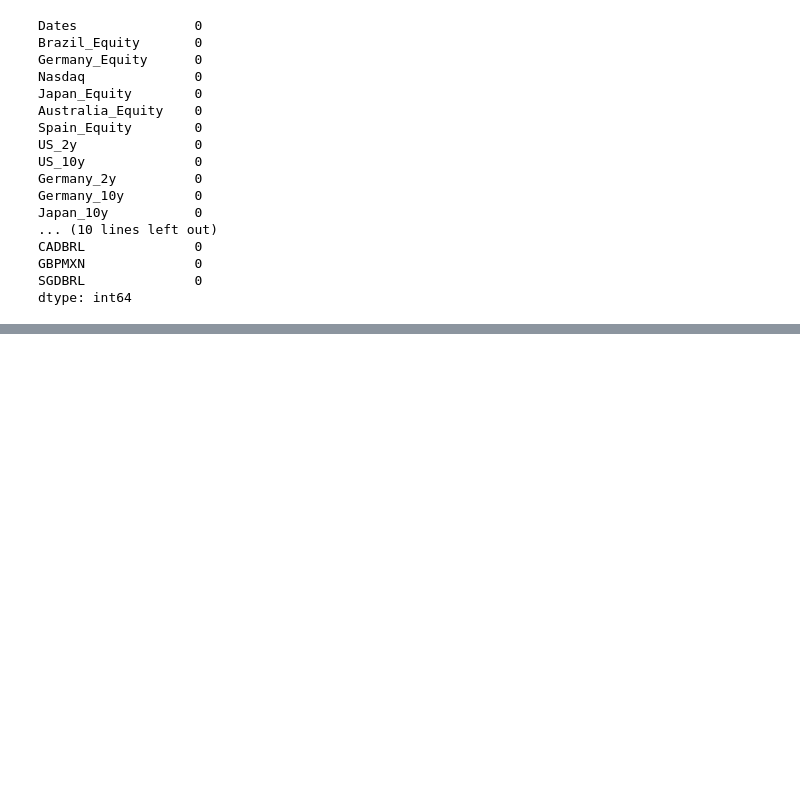
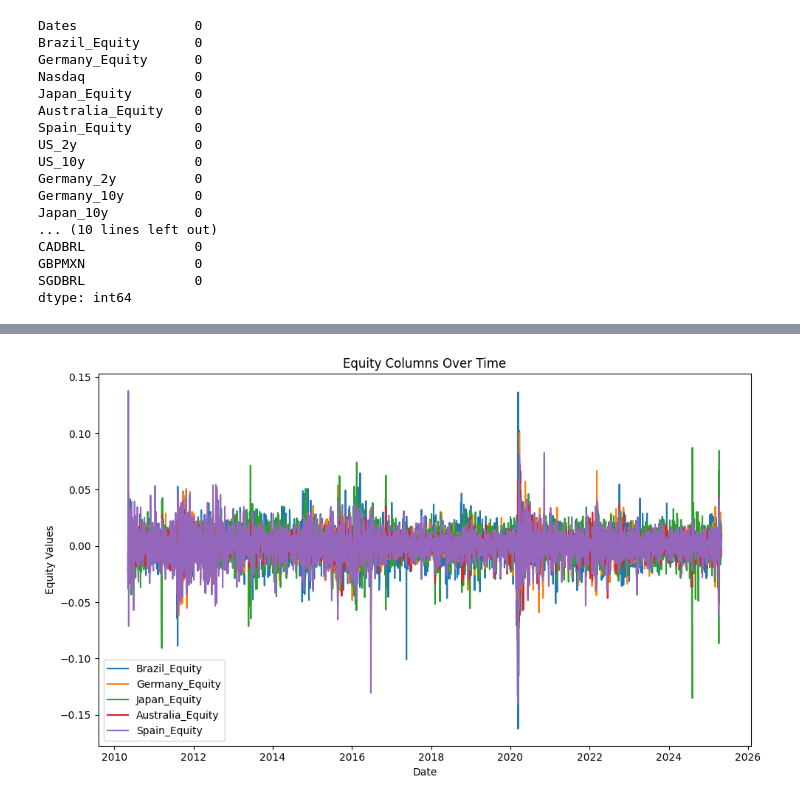
Before and after one commit to MartyJester/MarPort, a Jupyter notebook: Hope.ipynb, the cells around one changed output, grey strips where cells are left out. Cells and saved outputs as stored; diff of their text form; code cells hidden in the pictures; blank space fills up the shorter version.

Commit message:
Adds the log returns, signed.

```diff
--- a/Hope.ipynb
+++ b/Hope.ipynb
@@ -140,0 +222,93 @@ df_with_log_returns = np.log(start_df / start_df.shift(1))
+# %%
+def compute_ln_ret(prev: float, curr: float) -> float:
+    # The minimum will ensure to keep the minus sign if it shows up in the time series.
+    # Not sure if it makes sense, tho.
+    return np.minimum(np.sign(curr),np.sign(prev)) * np.log(np.abs(curr)/np.abs(prev))
+
+def compute_ln_ret_to_Series(series: pd.Series) -> pd.Series:
+    prev = series.shift(1)
+    # build a new Series of the same length
+    transformed = [
+        compute_ln_ret(p, x) if not pd.isna(p) else x
+        for p, x in zip(prev, series)
+    ]
+    return pd.Series(transformed, index=series.index)
+# %%
+df_log_returns = start_df.apply(compute_ln_ret_to_Series, axis=0)
+# %%
+# Drop the first line
+df_log_returns = df_log_returns.iloc[1:]
+# %%
+plt.figure(figsize=(10, 6))
+for col in equity_cols:
+    plt.plot(df_log_returns[col], label=col)
+
+plt.xlabel('Date')
+plt.ylabel('Equity Values')
+plt.title('Equity Columns Over Time')
+plt.legend()
+plt.tight_layout()
+plt.show()
+plt.close()
+
+plt.figure(figsize=(10, 6))
+for col in two_years:
+    plt.plot(df_log_returns[col], label=col)
+
+plt.xlabel('Date')
+plt.ylabel('2y Values')
+plt.title('2y Columns Over Time')
+plt.legend()
+plt.tight_layout()
+plt.show()
+plt.close()
+
+plt.figure(figsize=(10, 6))
+for col in ten_years:
+    plt.plot(df_log_returns[col], label=col)
+
+plt.xlabel('Date')
+plt.ylabel('10y Values')
+plt.title('10y Columns Over Time')
+plt.legend()
+plt.tight_layout()
+plt.show()
+plt.close()
+
+plt.figure(figsize=(10, 6))
+for col in commodities_agri:
+    plt.plot(df_log_returns[col], label=col)
+
+plt.xlabel('Date')
+plt.ylabel('Commodities Agri Values')
+plt.title('Commodities Agri Columns Over Time')
+plt.legend()
+plt.tight_layout()
+plt.show()
+plt.close()
+
+plt.figure(figsize=(10, 6))
+for col in commodities_Metals:
+    plt.plot(df_log_returns[col], label=col)
+
+plt.xlabel('Date')
+plt.ylabel('Commodities Metals Values')
+plt.title('Commodities Metals Columns Over Time')
+plt.legend()
+plt.tight_layout()
+plt.show()
+plt.close()
+
+plt.figure(figsize=(10, 6))
+for col in oil:
+    plt.plot(df_log_returns[col], label=col)
+
+plt.xlabel('Date')
+plt.ylabel('Commodities Oil Values')
+plt.title('Commodities Oil Columns Over Time')
+plt.legend()
+plt.tight_layout()
+plt.show()
+plt.close()
+# %% [output]
+[figure, added]
```
Also changed, not shown: parts of 9 cells of this notebook.
